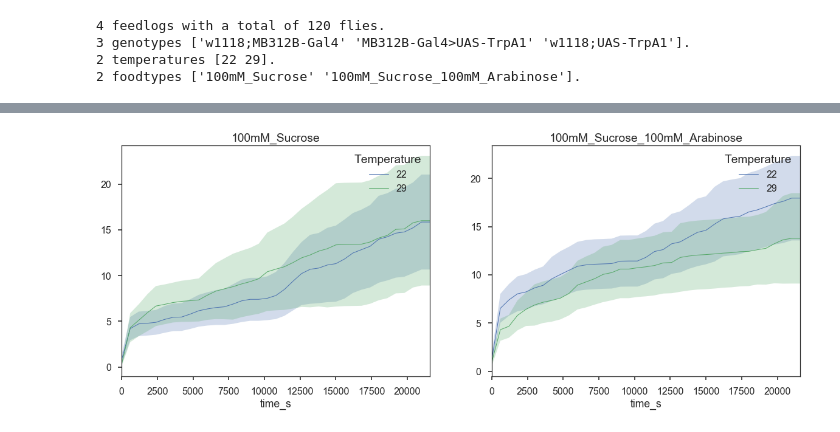
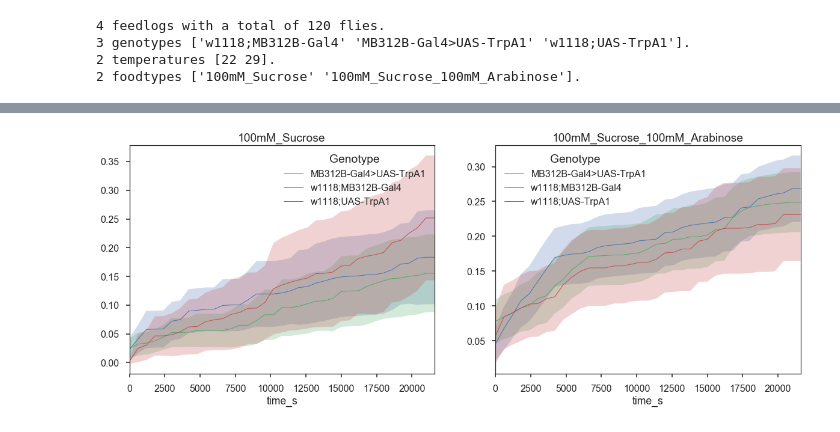
Before and after one commit to ACCLAB/espresso, a Jupyter notebook: jupyter-nb/espresso cumulative plots dev.ipynb, the cells around one changed output, grey strips where cells are left out. Cells and saved outputs as stored; diff of their text form; code cells hidden in the pictures.

```diff
--- a/jupyter-nb/espresso cumulative plots dev.ipynb
+++ b/jupyter-nb/espresso cumulative plots dev.ipynb
@@ -113,23 +134,0 @@ len( a.FlyID.unique() )
-# %%
-b=df.groupby(['Temperature','Genotype','FlyID','FoodChoice'])\
-               .resample(resample_by,on='RelativeTime_s')\
-               .sum()\
-        .groupby(['Temperature','Genotype','FlyID','FoodChoice'])\
-        .cumsum()\
-        .groupby(['Temperature','Genotype','FlyID','FoodChoice'])\
-        .fillna(method='bfill').fillna(method='bfill')
-
-b=pd.DataFrame( b.to_records() )
-
-b=b[['Temperature','Genotype','FlyID','FoodChoice',
-           'RelativeTime_s',
-             ### Below, add all the columns that are
-             ### potentially used for cumulative plotting.
-             'AverageFeedVolumePerFly_µl',
-             'AverageFeedCountPerFly']]
-
-b=esp._munger.__add_time_column(b)
-
-b.rename(columns={'AverageFeedCountPerFly':'Cumulative Feed Count',
-                  'AverageFeedVolumePerFly_µl':'Cumulative Consumption (µl)'},
-           inplace=True)
@@ -168,10 +139,10 @@ b[b.FlyID==b.FlyID.unique()[5]]
 plotdat=b.copy()
 
 group_by='FoodChoice'
-color_by='Temperature'
+color_by='Genotype'
 
-yvar='Cumulative Feed Count'
-# yvar='Cumulative Consumption (µl)'
+# yvar='Cumulative Feed Count'
+yvar='Cumulative Consumption (µl)'
 
 sns.set(style='ticks',context='poster')
 groupby_grps=np.sort( plotdat[group_by].unique() )
@@ -183,31 +154,31 @@ y_inches=7
 fig,axx=plt.subplots(nrows=1,
                       ncols=num_plots,
                       figsize=(x_inches,y_inches),
                       gridspec_kw={'wspace':0.2} )
 
 # Loop through each panel.
 for c, grp in enumerate( groupby_grps ):
     if len(groupby_grps)>1:
         plotax=axx[c]
     else:
         plotax=axx
 
     ## Filter plotdf according to group_by.
     temp_plotdf=plotdat[plotdat[group_by]==grp]
 
     ### and make cumulative plot.
     temp_plotdf_groupby = temp_plotdf.groupby([color_by,'time_s'])
     temp_plotdf_mean = temp_plotdf_groupby.mean().unstack()[yvar].T
     temp_plotdf_mean.plot(ax=plotax,lw=1)
 
     temp_plotdf_halfci = temp_plotdf_groupby.sem().unstack()[yvar].T*1.96
     lower_ci = temp_plotdf_mean-temp_plotdf_halfci
     upper_ci = temp_plotdf_mean+temp_plotdf_halfci
 
     for c in temp_plotdf_mean.columns:
         plotax.fill_between(temp_plotdf_mean.index,
                          lower_ci[c],upper_ci[c],
                            alpha=0.25)
     plotax.set_title(grp)
 # %% [output]
-[figure, old version]
+[figure, new version]
```
Also changed, not shown: parts of 18 cells of this notebook.
